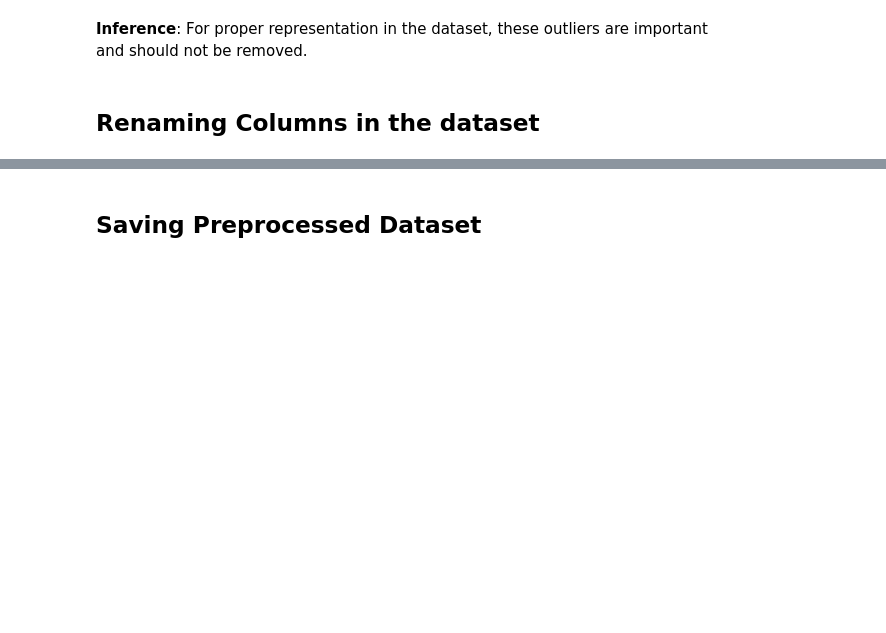
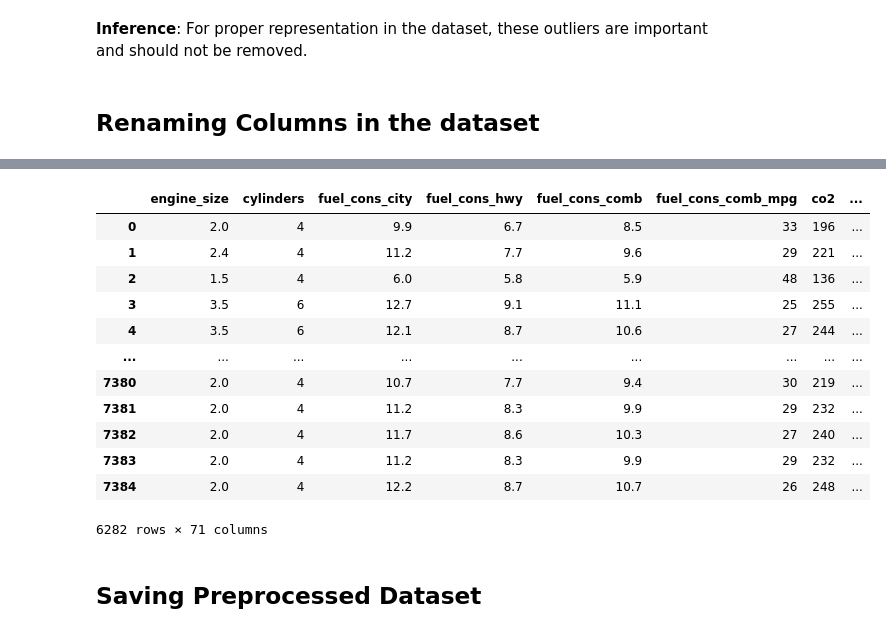
Before and after one commit to Neo-Panther/ML-Project-Predicting-Emissions, a Jupyter notebook: Team16_Project/Team16_Project.ipynb, the cells around one changed output, grey strips where cells are left out. Saved outputs shown, nothing was run; the diff lists cells and outputs as text; code cells hidden in the pictures; blank space fills up the shorter version.

```diff
--- a/Team16_Project/Team16_Project.ipynb
+++ b/Team16_Project/Team16_Project.ipynb
@@ -206,11 +206,11 @@ for feature in ["Make", 'Vehicle Class', 'Transmission', 'Fuel Type']:
 # %% [markdown]
 ### Merging Transmission Gears
 # %%
-dataset["Transmission"] = np.where(dataset["Transmission"].isin(["A4", "A5", "A6", "A7", "A8", "A9", "A10"]), "Automatic", dataset["Transmission"])
-dataset["Transmission"] = np.where(dataset["Transmission"].isin(["AM5", "AM6", "AM7", "AM8", "AM9"]), "Automated Manual", dataset["Transmission"])
-dataset["Transmission"] = np.where(dataset["Transmission"].isin(["AS4", "AS5", "AS6", "AS7", "AS8", "AS9", "AS10"]), "Automatic with Select Shift", dataset["Transmission"])
-dataset["Transmission"] = np.where(dataset["Transmission"].isin(["AV", "AV6", "AV7", "AV8", "AV10"]), "Continuously Variable", dataset["Transmission"])
-dataset["Transmission"] = np.where(dataset["Transmission"].isin(["M5", "M6", "M7"]), "Manual", dataset["Transmission"])
+dataset["Transmission"] = np.where(dataset["Transmission"].isin(["A4", "A5", "A6", "A7", "A8", "A9", "A10"]), "automatic", dataset["Transmission"])
+dataset["Transmission"] = np.where(dataset["Transmission"].isin(["AM5", "AM6", "AM7", "AM8", "AM9"]), "automated_manual", dataset["Transmission"])
+dataset["Transmission"] = np.where(dataset["Transmission"].isin(["AS4", "AS5", "AS6", "AS7", "AS8", "AS9", "AS10"]), "automatic_with_select_shift", dataset["Transmission"])
+dataset["Transmission"] = np.where(dataset["Transmission"].isin(["AV", "AV6", "AV7", "AV8", "AV10"]), "continuously_variable", dataset["Transmission"])
+dataset["Transmission"] = np.where(dataset["Transmission"].isin(["M5", "M6", "M7"]), "manual", dataset["Transmission"])
 # %% [markdown]
 ### Checking Transmission After Merge
 # %%
@@ -313,21 +313,20 @@ for feature in dataset.select_dtypes(include=np.number).columns:
 # Change the column names and makes them useful for the future
 renamed_columns = {
   'Make' : "make",
-  'Model' : 'model',
   'Vehicle Class': 'vehicle_class',
   'Engine Size(L)': 'engine_size',
   'Cylinders': 'cylinders',
   'Transmission' : 'transmission',
   'Fuel Type': 'fuel_type',
-  'Fuel Consumption City (L/100 km)': 'datasets_city',
-  'Fuel Consumption Hwy (L/100 km)': 'datasets_hwy',
-  'Fuel Consumption Comb (L/100 km)': 'datasets_comb',
-  'Fuel Consumption Comb (mpg)': 'datasets_comb_mpg',
+  'Fuel Consumption City (L/100 km)': 'fuel_cons_city',
+  'Fuel Consumption Hwy (L/100 km)': 'fuel_cons_hwy',
+  'Fuel Consumption Comb (L/100 km)': 'fuel_cons_comb',
+  'Fuel Consumption Comb (mpg)': 'fuel_cons_comb_mpg',
   'CO2 Emissions(g/km)': 'co2'
 }
-dataset["Fuel Type"] = np.where(dataset["Fuel Type"]=="Z", "Premium Gasoline", dataset["Fuel Type"])
-dataset["Fuel Type"] = np.where(dataset["Fuel Type"]=="X", "Regular Gasoline", dataset["Fuel Type"])
-dataset["Fuel Type"] = np.where(dataset["Fuel Type"]=="D", "Diesel", dataset["Fuel Type"])
-dataset["Fuel Type"] = np.where(dataset["Fuel Type"]=="E", "Ethanol(E85)", dataset["Fuel Type"])
-dataset["Fuel Type"] = np.where(dataset["Fuel Type"]=="N", "Natural Gas", dataset["Fuel Type"])
+dataset["Fuel Type"] = np.where(dataset["Fuel Type"]=="Z", "premium_gasoline", dataset["Fuel Type"])
+dataset["Fuel Type"] = np.where(dataset["Fuel Type"]=="X", "regular_gasoline", dataset["Fuel Type"])
+dataset["Fuel Type"] = np.where(dataset["Fuel Type"]=="D", "diesel", dataset["Fuel Type"])
+dataset["Fuel Type"] = np.where(dataset["Fuel Type"]=="E", "ethanol", dataset["Fuel Type"])
+dataset["Fuel Type"] = np.where(dataset["Fuel Type"]=="N", "natural_gas", dataset["Fuel Type"])
 dataset.rename(renamed_columns, axis='columns', inplace=True)
@@ -334,3 +336,20 @@ dataset.rename(renamed_columns, axis='columns', inplace=True)
+# %%
+dataset = pd.get_dummies(dataset, drop_first=True, columns=["vehicle_class", "transmission", "fuel_type"])
+dataset
+# %% [output]
+|  | engine_size | cylinders | fuel_cons_city | fuel_cons_hwy | fuel_cons_comb | fuel_cons_comb_mpg | co2 | ... |
+| 0 | 2.0 | 4 | 9.9 | 6.7 | 8.5 | 33 | 196 | ... |
+| 1 | 2.4 | 4 | 11.2 | 7.7 | 9.6 | 29 | 221 | ... |
+| 2 | 1.5 | 4 | 6.0 | 5.8 | 5.9 | 48 | 136 | ... |
+| 3 | 3.5 | 6 | 12.7 | 9.1 | 11.1 | 25 | 255 | ... |
+| 4 | 3.5 | 6 | 12.1 | 8.7 | 10.6 | 27 | 244 | ... |
+| ... | ... | ... | ... | ... | ... | ... | ... | ... |
+| 7380 | 2.0 | 4 | 10.7 | 7.7 | 9.4 | 30 | 219 | ... |
+| 7381 | 2.0 | 4 | 11.2 | 8.3 | 9.9 | 29 | 232 | ... |
+| 7382 | 2.0 | 4 | 11.7 | 8.6 | 10.3 | 27 | 240 | ... |
+| 7383 | 2.0 | 4 | 11.2 | 8.3 | 9.9 | 29 | 232 | ... |
+| 7384 | 2.0 | 4 | 12.2 | 8.7 | 10.7 | 26 | 248 | ... |
+6282 rows × 71 columns
 # %% [markdown]
 ## Saving Preprocessed Dataset
 # %%
```
Also changed, not shown: parts of 10 cells of this notebook, 2 other files.
